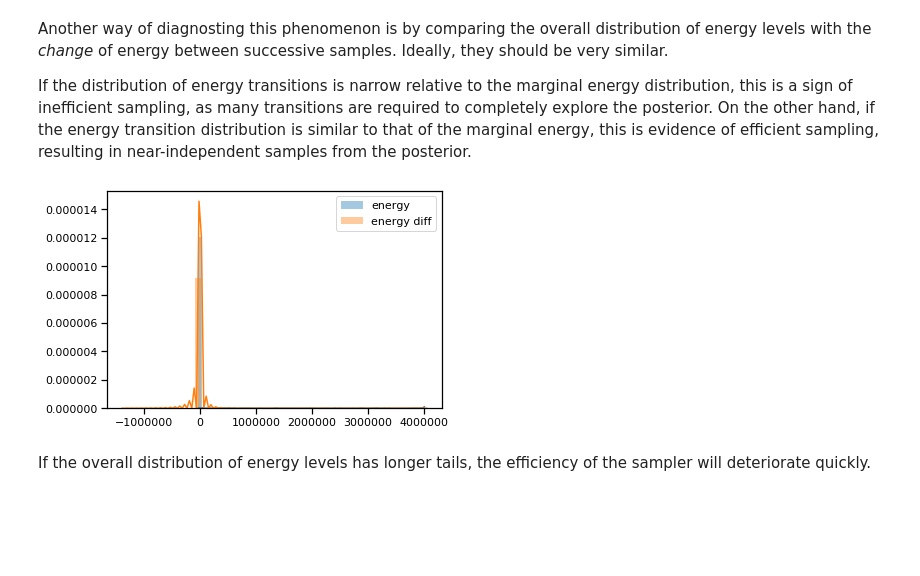
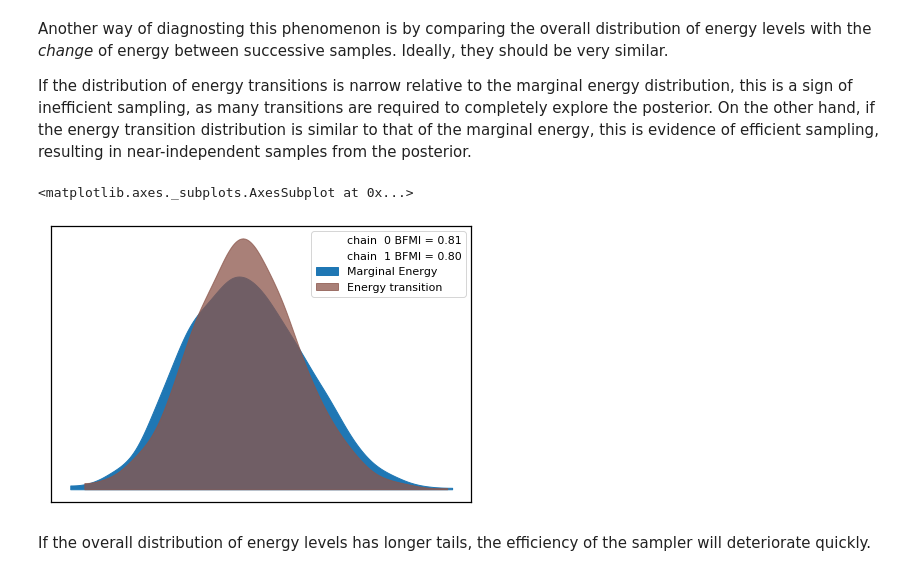
Before and after one commit to fonnesbeck/mcmc_pydata_london_2019, a Jupyter notebook: notebooks/4-Model_Checking.ipynb, the cells around one changed output. Drawn from its saved outputs; the diff is of its cells as text; code cells hidden in the pictures; blank space fills up the shorter version.

```diff
--- a/notebooks/4-Model_Checking.ipynb
+++ b/notebooks/4-Model_Checking.ipynb
@@ -525,14 +520,13 @@ Another way of diagnosting this phenomenon is by comparing the overall distribut
 energy levels with the *change* of energy between successive samples. Ideally, they should be very similar.
 
 If the distribution of energy transitions is narrow relative to the marginal energy distribution, this is a sign of inefficient sampling, as many transitions are required to completely explore the posterior. On the other hand, if the energy transition distribution is similar to that of the marginal energy, this is evidence of efficient sampling, resulting in near-independent samples from the posterior.
-# %%
-energy = trace['energy']
-energy_diff = np.diff(energy)
-sns.distplot(energy - energy.mean(), label='energy')
-sns.distplot(energy_diff, label='energy diff')
-plt.legend();
-# %% [output]
-[figure, removed]
+# %%
+from arviz import plot_energy
+
+plot_energy(rat_output)
+# %% [output]
+<matplotlib.axes._subplots.AxesSubplot at 0x...>
+[figure, added]
 # %% [markdown]
 If the overall distribution of energy levels has longer tails, the efficiency of the sampler will deteriorate quickly.
 # %% [markdown]
```
Also changed, not shown: parts of 20 cells of this notebook, 1 other file.
